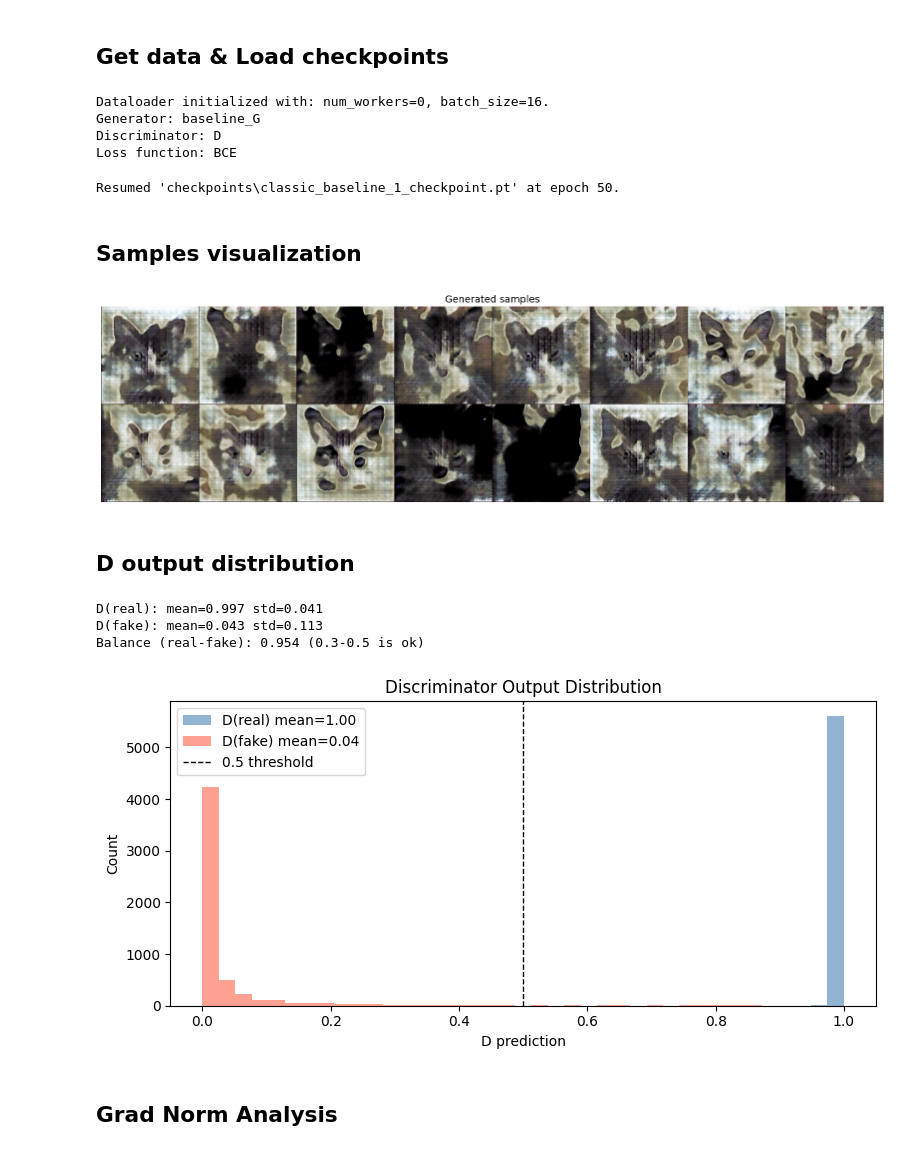
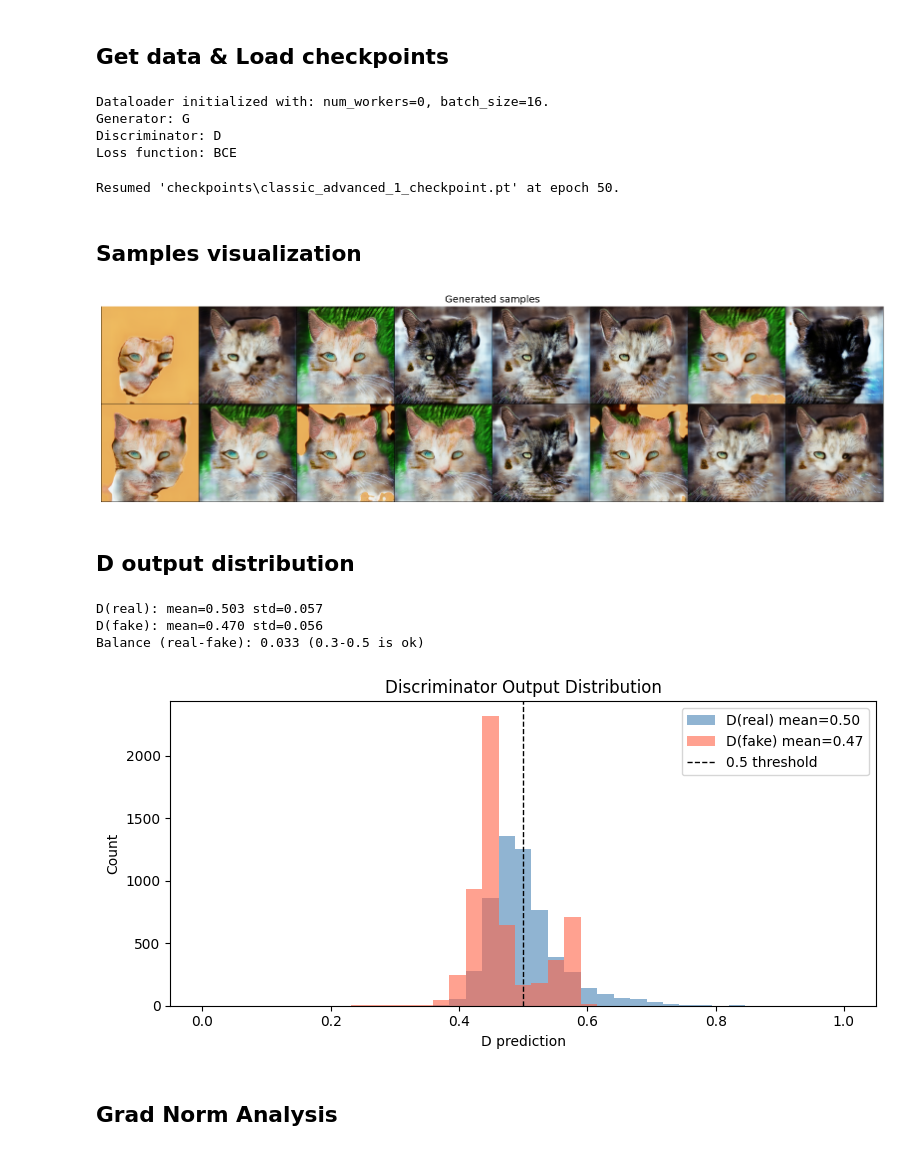
Before and after one commit to deyme17/gan-minimax-equilibrium, a Jupyter notebook: evaluation.ipynb, the cells around one changed output. Cells and saved outputs as stored; diff of their text form; code cells hidden in the pictures.

```diff
--- a/evaluation.ipynb
+++ b/evaluation.ipynb
@@ -26,8 +24,8 @@ warnings.filterwarnings('ignore')
 # %% [markdown]
 ## Config
 # %%
-config_path = Path("configs/test_classic_baseline_1.yaml")
-checkpoint_path = Path("checkpoints/classic_baseline_1_checkpoint.pt")
+config_path = Path("configs/test_classic_advanced_1.yaml")
+checkpoint_path = Path("checkpoints/classic_advanced_1_checkpoint.pt")
 # %%
 with open(config_path, "r") as f:
     config_dict = yaml.safe_load(f)
@@ -48,7 +46,7 @@ D = get_discriminator(config).to(device)
 criterion = get_loss(config)
 # %% [output]
 Dataloader initialized with: num_workers=0, batch_size=16.
-Generator: baseline_G
+Generator: G
 Discriminator: D
 Loss function: BCE
 # %%
@@ -62,7 +60,7 @@ D_losses = state_dict["D_losses"]
 G_losses = state_dict["G_losses"]
 print(f"Resumed '{checkpoint_path}' at epoch {curr_epoch}.")
 # %% [output]
-Resumed 'checkpoints\classic_baseline_1_checkpoint.pt' at epoch 50.
+Resumed 'checkpoints\classic_advanced_1_checkpoint.pt' at epoch 50.
 # %% [markdown]
 ## Samples visualization
 # %%
@@ -83,7 +81,7 @@ def show_samples(G, n=64, nrow=8, title='Generated samples'):
 
 imgs = show_samples(G, n=16)
 # %% [output]
-[figure, old version]
+[figure, new version]
 # %% [markdown]
 ## D output distribution
 # %%
@@ -92,39 +90,39 @@ d_real_scores, d_fake_scores = [], []
 with torch.no_grad():
     for real_imgs in tqdm(dataloader):
         real_imgs = real_imgs.to(device)
         z = torch.randn(len(real_imgs), config.noise_dim, device=device)
         fake_imgs = G(z)
 
-        d_real = torch.sigmoid(D(real_imgs)).cpu().squeeze()
-        d_fake = torch.sigmoid(D(fake_imgs)).cpu().squeeze()
+        d_real = torch.sigmoid(D(real_imgs)).view(-1).cpu()
+        d_fake = torch.sigmoid(D(fake_imgs)).view(-1).cpu()
 
         d_real_scores.append(d_real)
         d_fake_scores.append(d_fake)
 
 d_real_scores = torch.cat(d_real_scores).numpy()
 d_fake_scores = torch.cat(d_fake_scores).numpy()
 
 print(f'D(real): mean={d_real_scores.mean():.3f} std={d_real_scores.std():.3f}')
 print(f'D(fake): mean={d_fake_scores.mean():.3f} std={d_fake_scores.std():.3f}')
 print(f'Balance (real-fake): {d_real_scores.mean() - d_fake_scores.mean():.3f} (0.3-0.5 is ok)')
 
 fig, ax = plt.subplots(figsize=(8, 4))
 bins = np.linspace(0, 1, 40)
 ax.hist(d_real_scores, bins=bins, alpha=0.6, label=f'D(real) mean={d_real_scores.mean():.2f}', color='steelblue')
 ax.hist(d_fake_scores, bins=bins, alpha=0.6, label=f'D(fake) mean={d_fake_scores.mean():.2f}', color='tomato')
 ax.axvline(0.5, color='k', linestyle='--', linewidth=1, label='0.5 threshold')
 ax.set_xlabel('D prediction')
 ax.set_ylabel('Count')
 ax.set_title('Discriminator Output Distribution')
 ax.legend()
 
 plt.tight_layout()
 plt.show()
 # %% [output]
-D(real): mean=0.997 std=0.041
-D(fake): mean=0.043 std=0.113
-Balance (real-fake): 0.954 (0.3-0.5 is ok)
+D(real): mean=0.503 std=0.057
+D(fake): mean=0.470 std=0.056
+Balance (real-fake): 0.033 (0.3-0.5 is ok)
-[figure, old version]
+[figure, new version]
 # %% [markdown]
 ## Grad Norm Analysis
 # %%
```
Also changed, not shown: parts of 3 cells of this notebook, 4 other files.
